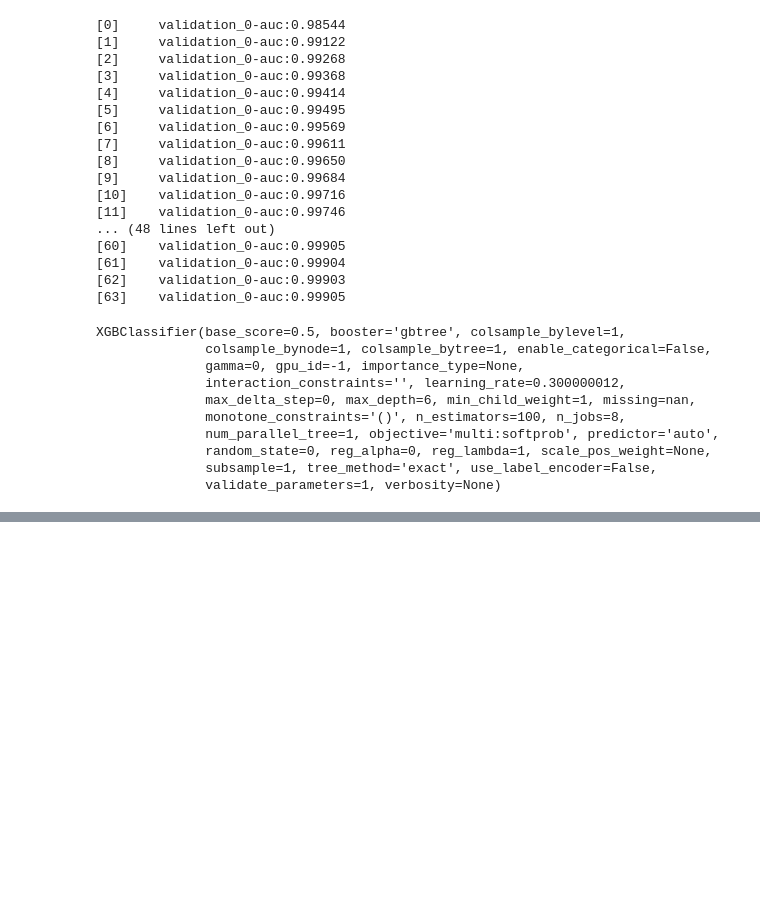
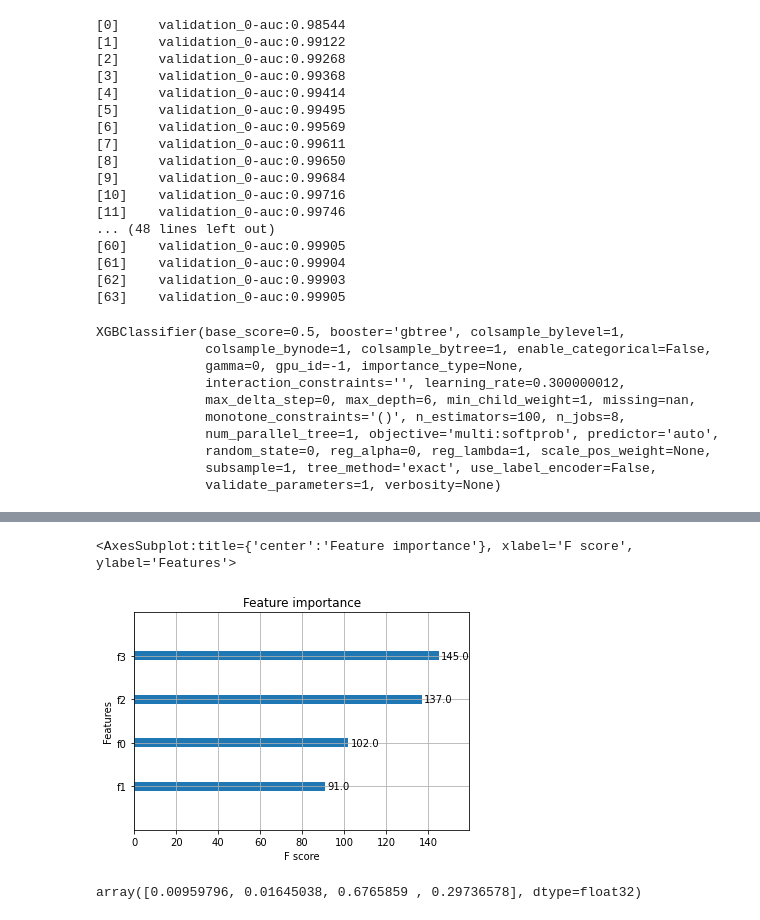
Before and after one commit to QHfirewater/data_science, a Jupyter notebook: code/xgboost教程.ipynb, the cells around one changed output, grey strips where cells are left out. Saved outputs shown, nothing was run; the diff lists cells and outputs as text; code cells hidden in the pictures; blank space fills up the shorter version.

```diff
--- a/code/xgboost教程.ipynb
+++ b/code/xgboost教程.ipynb
@@ -209,0 +266,9 @@ XGBClassifier(base_score=0.5, booster='gbtree', colsample_bylevel=1,
+# %%
+xgb.plot_importance(xgb_model)
+# %% [output]
+<AxesSubplot:title={'center':'Feature importance'}, xlabel='F score', ylabel='Features'>
+[figure, added]
+# %%
+xgb_model.feature_importances_
+# %% [output]
+array([0.00959796, 0.01645038, 0.6765859 , 0.29736578], dtype=float32)
```
Also changed, not shown: parts of 7 cells of this notebook, 6 other files.
